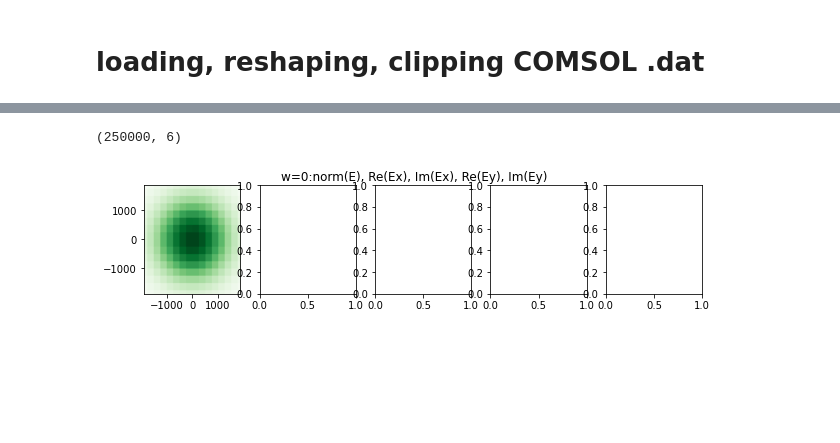
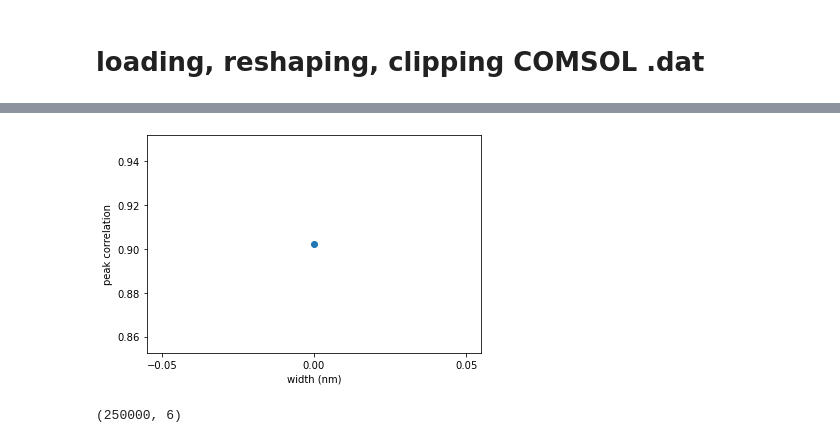
Before and after one commit to polnops/mode_overlap, a Jupyter notebook: mode_overlap.ipynb, the cells around one changed output, grey strips where cells are left out. Saved outputs shown, nothing was run; the diff lists cells and outputs as text; code cells hidden in the pictures; blank space fills up the shorter version.

```diff
--- a/mode_overlap.ipynb
+++ b/mode_overlap.ipynb
@@ -9,8 +149,12 @@ dat, param_list = loadData('../normE_all11.dat')
+# %%
+convolveComplex1(dat[:,:6], dat_fiber, [0],
+                 bound=2000, scale = 1,
+                 res=100j, plotflag1 = False,
+                 plotflag2=True, fitflag= False,
+                 i=0)
+# %% [output]
+[figure, added]
 # %%
 np.shape(dat_fiber)
 # %% [output]
 (250000, 6)
-# %%
-plotComplexData(dat_fiber, [0], bound=2000)
-# %% [output]
-[figure, removed]
```
Also changed, not shown: parts of 12 cells of this notebook, 1 other file.
